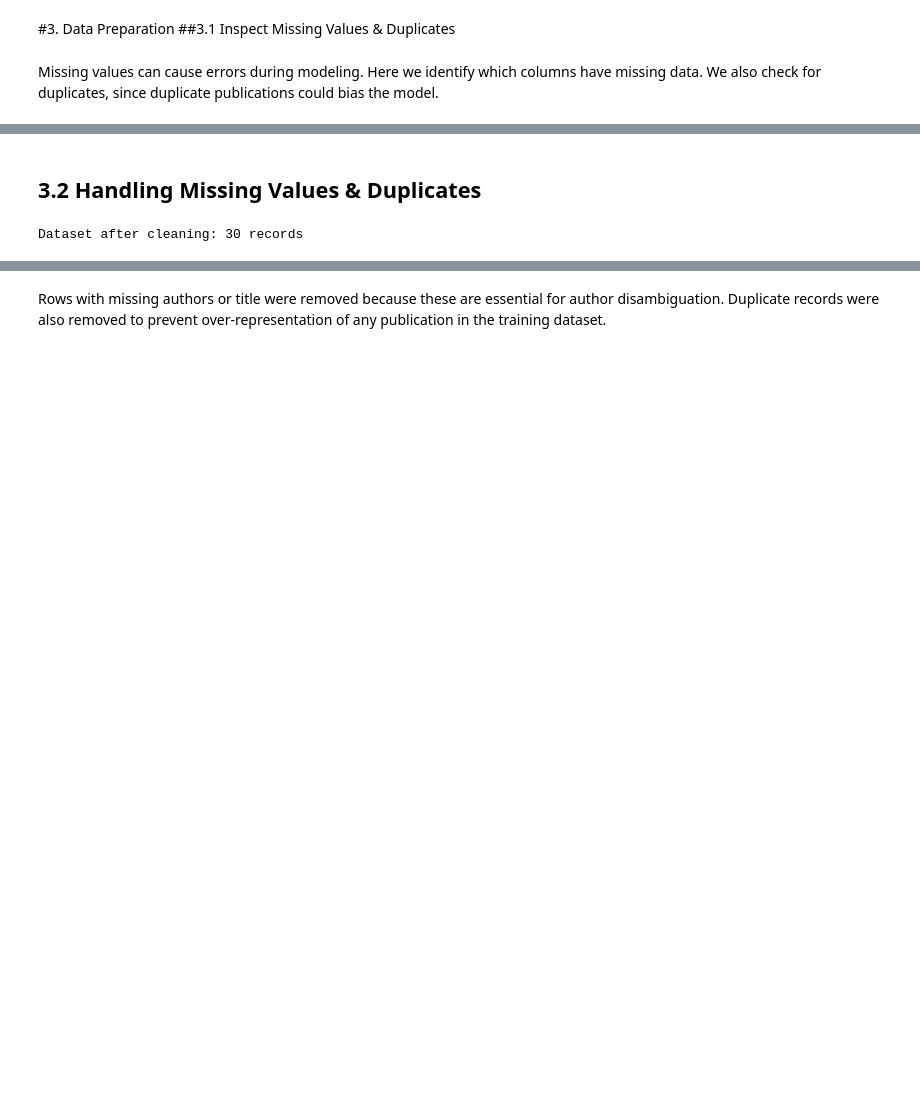
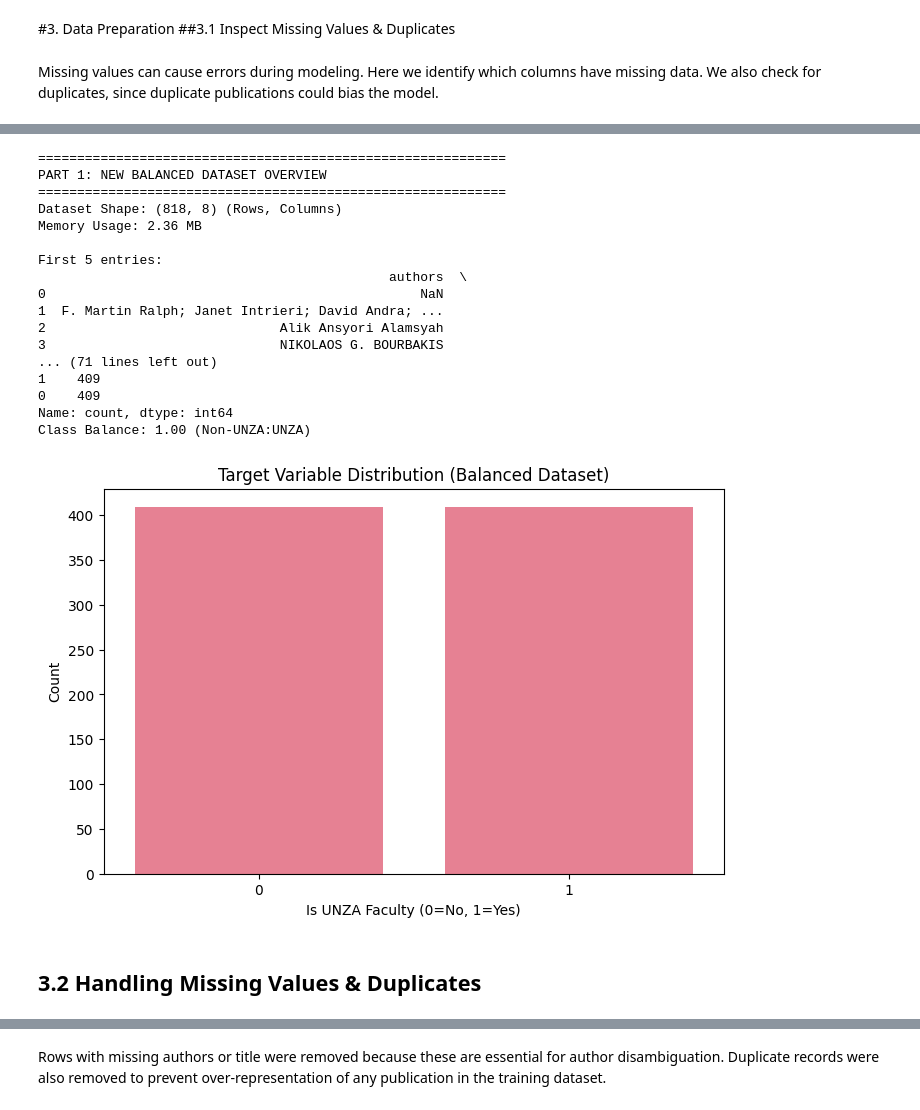
Before and after one commit to isaac-chisaleCS/code-unza25-csc4792-project_team_12-repository, a Jupyter notebook: Copy_of_code_unza25_csc4792_project_team_12_notebook.ipynb, the cells around one changed output, grey strips where cells are left out. Cells and saved outputs as stored; diff of their text form; code cells hidden in the pictures; blank space fills up the shorter version.

Commit message:
[MO] Group 12 collaboratively added data modelling

```diff
--- a/Copy_of_code_unza25_csc4792_project_team_12_notebook.ipynb
+++ b/Copy_of_code_unza25_csc4792_project_team_12_notebook.ipynb
@@ -692,15 +285,63 @@ dtype: int64
+# %%
+# Part 1: Data Loading and Initial Inspection
+import pandas as pd
+import numpy as np
+import matplotlib.pyplot as plt
+import seaborn as sns
+import warnings
+warnings.filterwarnings('ignore')
+
+# Load the balanced dataset
+df = pd.read_csv('/content/drive/MyDrive/misc-unza25-csc4792-project_team12/unza_author_disambiguation_dataset.csv')
+
+print("="*60)
+print("PART 1: NEW BALANCED DATASET OVERVIEW")
+print("="*60)
+print(f"Dataset Shape: {df.shape} (Rows, Columns)")
+print(f"Memory Usage: {df.memory_usage(deep=True).sum() / 1024**2:.2f} MB")
+
+print(f"\nFirst 5 entries:")
+print(df.head())
+
+print(f"\nInfo about the dataset (Dtypes and Non-Null Counts):")
+df.info()
+
+print(f"\nSummary of Missing Values:")
+missing_data = df.isnull().sum()
+print(missing_data)
+print(f"\nMissing Data Percentage:")
+print((missing_data / len(df) * 100).round(2))
+
+print(f"\nTarget Variable 'is_unza_faculty' Distribution:")
+target_dist = df['is_unza_faculty'].value_counts()
+print(target_dist)
+print(f"Class Balance: {target_dist[0]/target_dist[1]:.2f} (Non-UNZA:UNZA)")
+
+# Visualize target distribution
+plt.figure(figsize=(8, 5))
+sns.countplot(data=df, x='is_unza_faculty')
+plt.title('Target Variable Distribution (Balanced Dataset)')
+plt.xlabel('Is UNZA Faculty (0=No, 1=Yes)')
+plt.ylabel('Count')
+plt.show()
+# %% [output]
+============================================================
+PART 1: NEW BALANCED DATASET OVERVIEW
+============================================================
+Dataset Shape: (818, 8) (Rows, Columns)
+Memory Usage: 2.36 MB
+
+First 5 entries:
+                                             authors  \
+0                                                NaN
+1  F. Martin Ralph; Janet Intrieri; David Andra; ...
+2                              Alik Ansyori Alamsyah
+3                              NIKOLAOS G. BOURBAKIS
+... (71 lines left out)
+1    409
+0    409
+Name: count, dtype: int64
+Class Balance: 1.00 (Non-UNZA:UNZA)
+[figure, added]
 # %% [markdown]
 ## 3.2 Handling Missing Values & Duplicates
-# %%
-# Drop rows with missing authors or title (essential features)
-df = df.dropna(subset=['authors', 'title'])
-
-# Remove duplicates
-df = df.drop_duplicates(subset=['title', 'authors'], keep='first')
-
-# Reset index
-df = df.reset_index(drop=True)
-
-print(f"Dataset after cleaning: {df.shape[0]} records")
-# %% [output]
-Dataset after cleaning: 30 records
```
Also changed, not shown: parts of 49 cells of this notebook.
